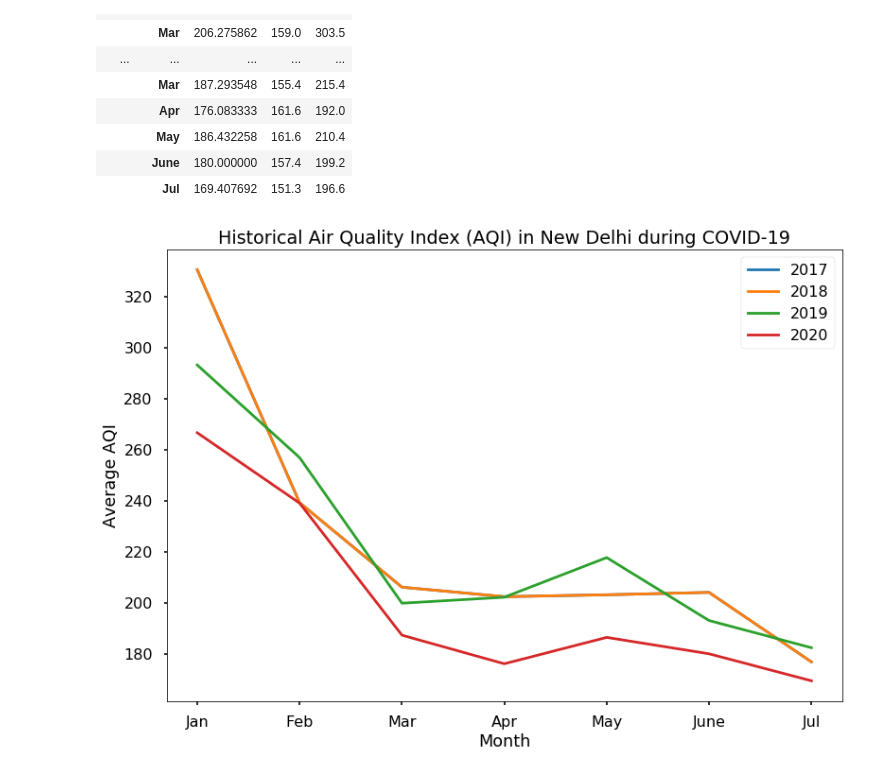
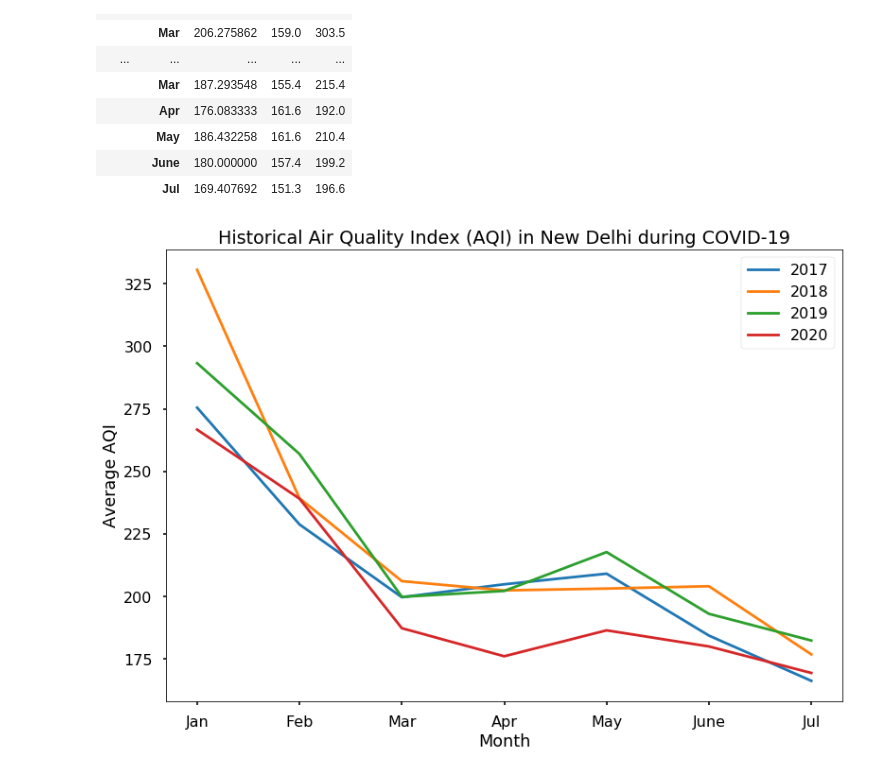
Before and after one commit to rigsbyk/Project-One, a Jupyter notebook: new_delhi_good.ipynb, the cells around one changed output. Drawn from its saved outputs; the diff is of its cells as text; code cells hidden in the pictures.

Commit message:
staging new delhi

```diff
--- a/new_delhi_good.ipynb
+++ b/new_delhi_good.ipynb
@@ -202,17 +202,17 @@ delhi_months
 # %%
 # fig= plt.figure(figsize=(9,7))
 plt.style.use('seaborn-poster')
 # plt.xkcd()
-delhi_months["AQI"]["mean"].loc[2018].plot.line(label=2017)
+delhi_months["AQI"]["mean"].loc[2017].plot.line(label=2017)
 delhi_months["AQI"]["mean"].loc[2018].plot.line(label=2018)
 delhi_months["AQI"]["mean"].loc[2019].plot.line(label=2019)
 delhi_months["AQI"]["mean"].loc[2020].plot.line(label=2020)
 plt.title("Historical Air Quality Index (AQI) in New Delhi during COVID-19")
 plt.ylabel("Average AQI")
 plt.legend()
 plt.show()
 # %% [output]
-[figure, old version]
+[figure, new version]
 # %%
 ## Reference for specific data in df
 # delhi_months["AQI"]["mean"]
```
